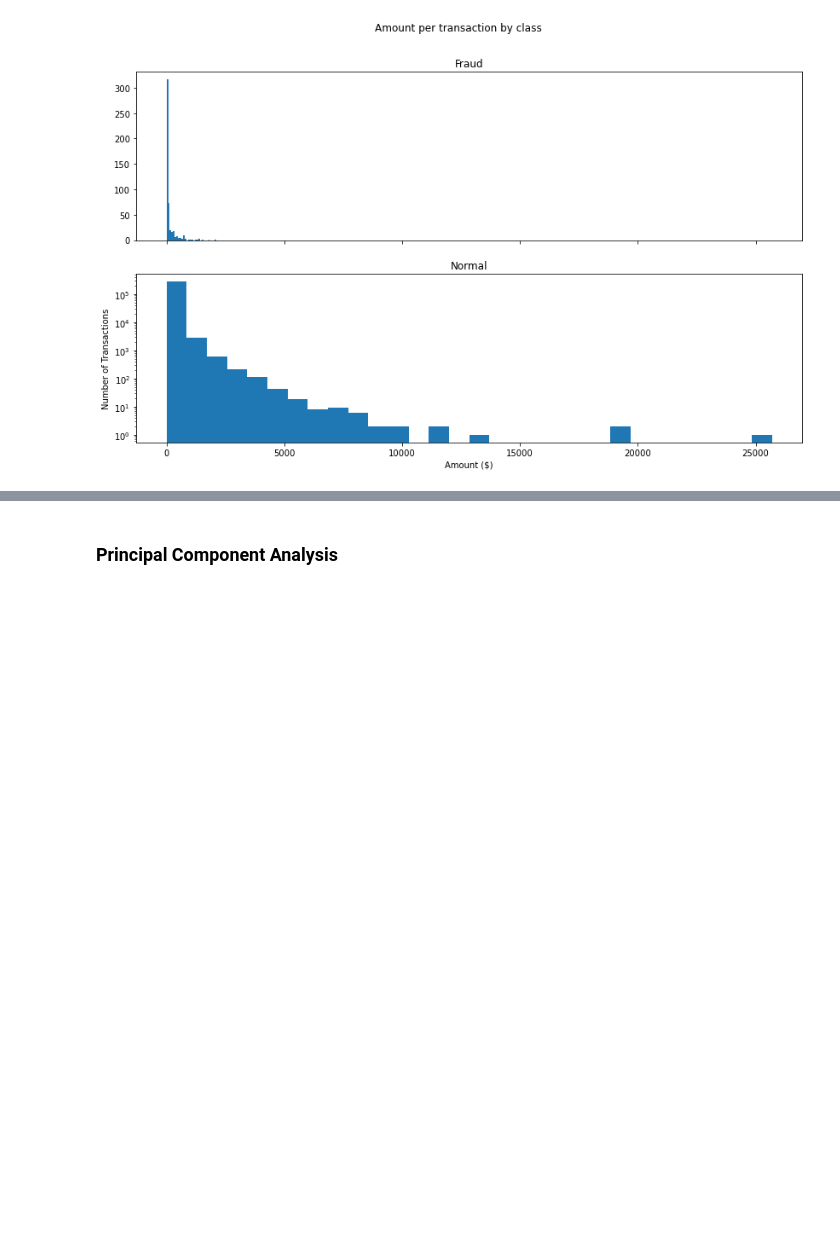
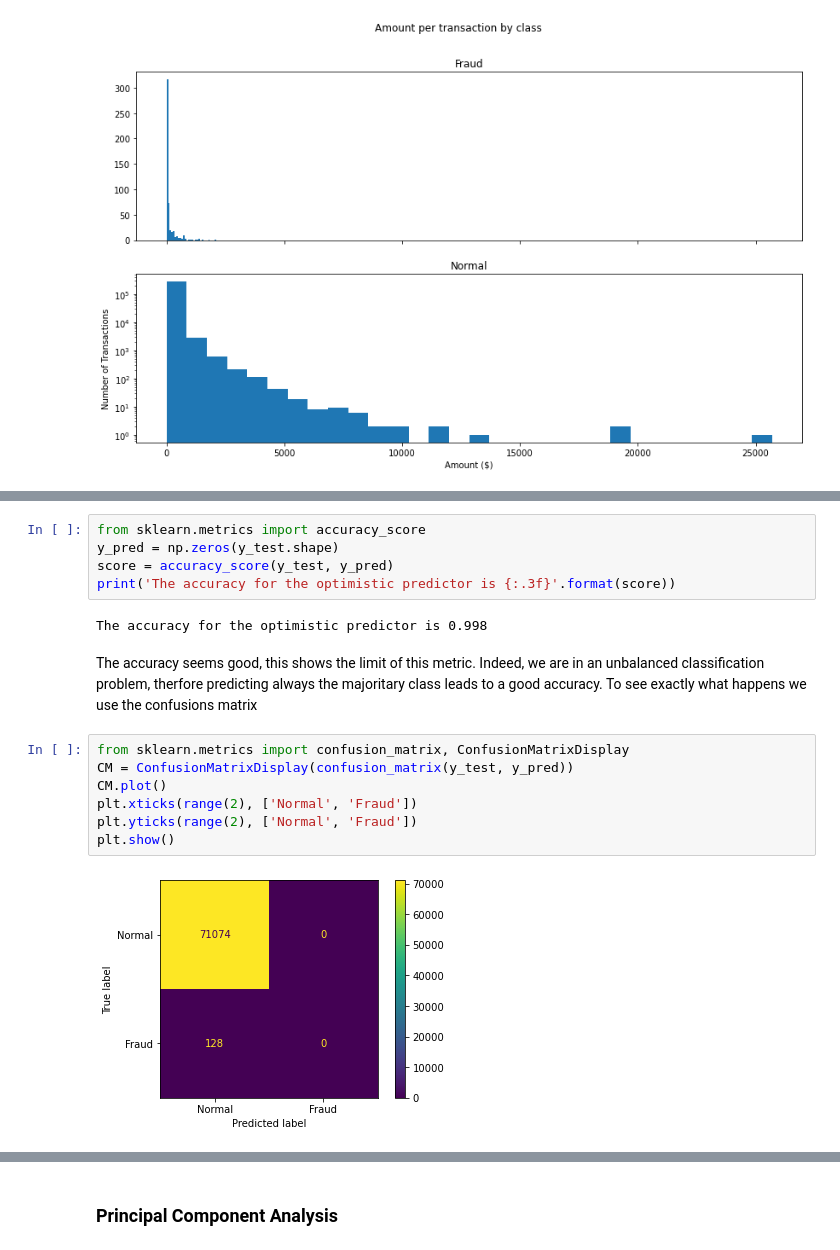
Before and after one commit to LotfiKobrosly/Credit_card_fraud, a Jupyter notebook: Credit_Card_Fraud_Detection.ipynb, the cells around one changed output, grey strips where cells are left out. Saved outputs shown, nothing was run; the diff lists cells and outputs as text; blank space fills up the shorter version.

```diff
--- a/Credit_Card_Fraud_Detection.ipynb
+++ b/Credit_Card_Fraud_Detection.ipynb
@@ -196,0 +203,19 @@ plt.show()
+# %%
+from sklearn.metrics import accuracy_score
+y_pred = np.zeros(y_test.shape)
+score = accuracy_score(y_test, y_pred)
+print('The accuracy for the optimistic predictor is {:.3f}'.format(score))
+# %% [output]
+The accuracy for the optimistic predictor is 0.998
+# %% [markdown]
+The accuracy seems good, this shows the limit of this metric. Indeed, we are in an unbalanced classification problem, therfore predicting always the majoritary class leads to a good accuracy.
+To see exactly what happens we use the confusions matrix
+# %%
+from sklearn.metrics import confusion_matrix, ConfusionMatrixDisplay
+CM = ConfusionMatrixDisplay(confusion_matrix(y_test, y_pred))
+CM.plot()
+plt.xticks(range(2), ['Normal', 'Fraud'])
+plt.yticks(range(2), ['Normal', 'Fraud'])
+plt.show()
+# %% [output]
+[figure, added]
```
Also changed, not shown: parts of 4 cells of this notebook, 1 other file.
